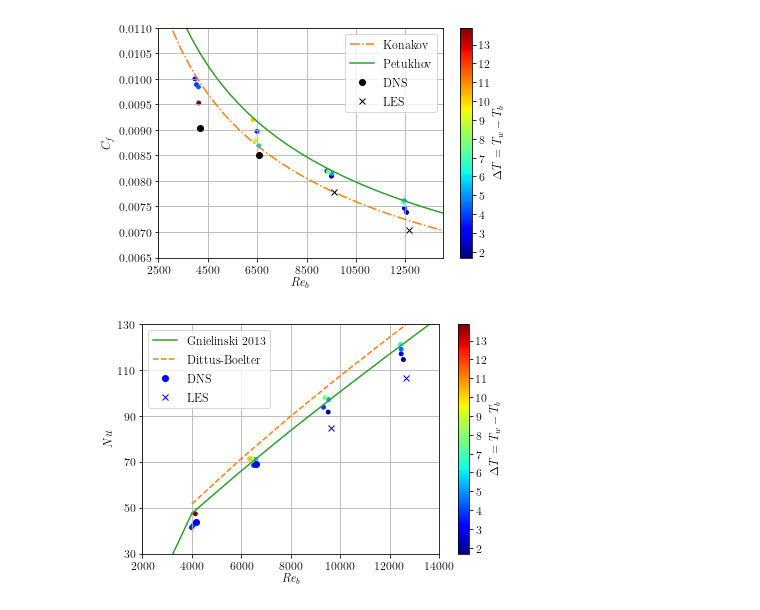
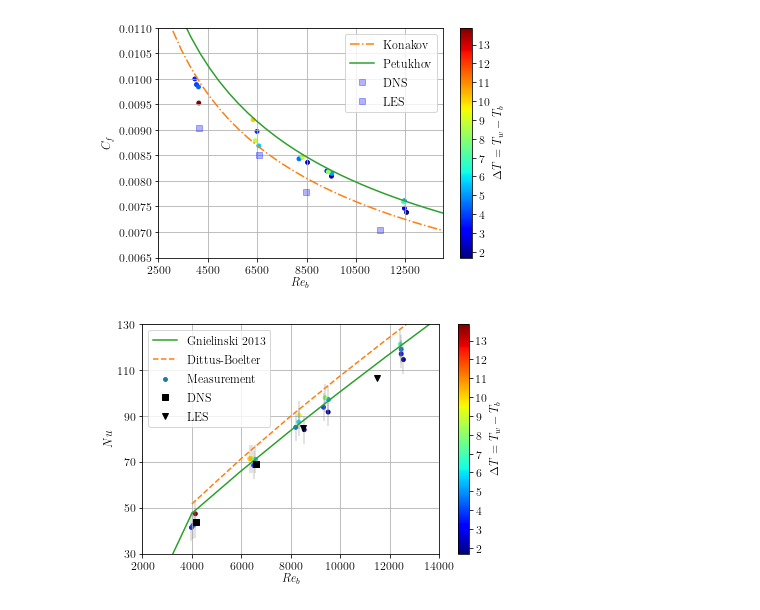
Before and after one commit to Yoshinorihattori/graz, a Jupyter notebook: code/pr10_heatflux.ipynb, the cells around one changed output. Drawn from its saved outputs; the diff is of its cells as text; code cells hidden in the pictures.

```diff
--- a/code/pr10_heatflux.ipynb
+++ b/code/pr10_heatflux.ipynb
@@ -560,14 +597,15 @@ upRe = 14001
 upCf = 0.0111
 upNu = 140
 
-x  = Re_M_ave[0:16]
-y  = cf_M_ave[0:16]
-dt = [3.6, 3.9, 4.4, 13.9, 3.7, 5.7, 8.8, 10.2, 2.1, 3.9, 5.2, 8.1, 1.7, 2.8, 4.5, 6.8]
+x  = Re_M_ave[0:20]
+y  = cf_M_ave[0:20]
+dt = [3.6, 3.9, 4.4, 13.9, 3.7, 5.7, 8.8, 10.2, 2.2, 4.5, 6.0, 9.3, 2.1, 3.9, 5.2, 8.1, 1.7, 2.8, 4.5, 6.8]
+yerr = delta_cf_M_ave
 
 bounds = np.linspace(0,14,15)
 labels = np.linspace(1,14,14)
 fig, ax = plt.subplots()#(figsize=(10,6))
-im = ax.scatter(x, y, alpha=None, s=15,c=dt, cmap=plt.cm.jet)
+im = ax.scatter(x, y, alpha=None, s=15, c=dt, cmap=plt.cm.jet)
 
 plt.grid(True)
 plt.xlim(2500,14001)
@@ -577,8 +615,9 @@ cb = fig.colorbar(im, ax=ax, ticks=labels,)# boundaries=bounds)
 plt.plot(Re_turb, Cf_Konakov,linestyle="dashdot", color='tab:orange', label="Konakov")
 plt.plot(Re_turb, Cf_Petukhov,linestyle="solid", color='tab:green', label="Petukhov")
 
-plt.errorbar([4176, 6587], [0.00904, 0.00851], fmt='o', color='black',  elinewidth=3, capsize=1, label="DNS")
-plt.errorbar([9612, 12638], [0.00779, 0.00704], fmt='x', color='black',  elinewidth=3, capsize=1, label="LES")
+plt.errorbar([4165, 6574], [0.00904, 0.00851], fmt='s', color='blue',  elinewidth=3, capsize=1, label="DNS", alpha=0.3)
+plt.errorbar([8498, 11465], [0.00779, 0.00704], fmt='s', color='blue',  elinewidth=3, capsize=1, label="LES", alpha=0.3)
+plt.errorbar(x, y, yerr = yerr, fmt=' ', ecolor='gray', alpha=0.3)
 
 ax.xaxis.set_ticks(np.arange(2500,upRe,2000))
 ax.yaxis.set_ticks(np.arange(0.0065,upCf,0.0005))
@@ -594,7 +633,7 @@ OutPutFig = '/Users/yoshi/Desktop/GitHub/graz/doc/master_thesis/fig/pr' + str(pr
 plt.tight_layout()
 plt.savefig(OutPutFig)
 # %% [output]
-[figure, old version]
+[figure, new version]
 # %%
 Pr_correlation = np.mean(Pr_w_ave)
 
@@ -637,44 +676,47 @@ Nu_viscosity = (mu_m_ave / mu_w_ave)**0.14
 Nu_Robinson = NuDB * Nu_entrance * Nu_roughness# * Nu_viscosity
 
 
-x  = Re_M_ave[0:16]
-y  = Nu_M_ave[0:16]
-dt = [3.6, 3.9, 4.4, 13.9, 3.7, 5.7, 8.8, 10.2, 2.1, 3.9, 5.2, 8.1, 1.7, 2.8, 4.5, 6.8]
+x  = Re_M_ave[0:20]
+y  = Nu_M_ave[0:20]
+yerr = delta_NuMessung
 
 bounds = np.linspace(0,14,15)
 labels = np.linspace(1,14,14)
 fig, ax = plt.subplots()#(figsize=(10,6))
-im = ax.scatter(x, y, alpha=None, s=15,c=dt, cmap=plt.cm.jet)
+im = ax.scatter(x, y, alpha=None, s=15, c=dt, cmap=plt.cm.jet, label='Measurement')
+plt.errorbar(x, y, yerr = yerr, fmt=' ', ecolor='gray', alpha=0.3)
+cb = fig.colorbar(im, ax=ax, ticks=labels)# boundaries=bounds)
+
+#im = ax.scatter([4165, 6587], [43.8176, 68.9527], alpha=None, s=30, c=[15,15], marker='s', cmap=plt.cm.jet, label='DNS')
+plt.errorbar([4165, 6587], [43.8176, 68.9527], fmt='s', color='black',  elinewidth=3, capsize=1, label="DNS")#, alpha=0.3)
+plt.errorbar([8498, 11465], [84.7544, 106.1393], fmt='v', color='black',  elinewidth=3, capsize=1, label="LES")#, alpha=0.3)
 
 plt.grid(True)
 plt.xlim(2500,14001)
 plt.ylim(30,130)
-cb = fig.colorbar(im, ax=ax, ticks=labels,)# boundaries=bounds)
 
 #Emperical correlation
 plt.plot(Re_lam, Nu_lam, color='tab:green',linestyle="solid", label="Gnielinski 2013")
 plt.plot(Re_tran, Nu_tran, color='tab:green',linestyle="solid")
 plt.plot(Re_turb, Nu_turb_Gni, color='tab:green',linestyle="solid")
 plt.plot(Re_turb, NuDB, color='tab:orange',linestyle="dashed", label="Dittus-Boelter")
 
-plt.errorbar([4176, 6587], [43.8176, 68.9527], fmt='o', color='blue',  elinewidth=3, capsize=1, label="DNS")
-plt.errorbar([9612, 12638], [84.7544, 106.1393], fmt='x', color='blue',  elinewidth=3, capsize=1, label="LES")
 
 ax.xaxis.set_ticks(np.arange(2000,upRe,2000))
 ax.yaxis.set_ticks(np.arange(30,upNu,20))
 plt.legend(loc='upper left',prop={'size': 12})#,framealpha=0.2)
 
 plt.xlabel(r'$Re_{b}$', fontsize=12)
 plt.ylabel(r'$Nu$', fontsize=12) #for $Pr_{w}=\ $ + str(prandtl)
 #plt.cb.set_label(r'Temperature difference')
 
 cb.set_label(r'$\Delta T$\ = $T_{w} - T_{b}$', fontsize=12)
 
 OutPutFig = '/Users/yoshi/Desktop/GitHub/graz/doc/master_thesis/fig/pr' + str(prandtl) + 'heatflux_renudt.pdf'
 plt.tight_layout()
 plt.savefig(OutPutFig)
 # %% [output]
-[figure, old version]
+[figure, new version]
 # %%
 print('mu,%', (mu_m_ave-mu_w_ave)/mu_m_ave)
 print('dT', T_w_ave - T_m_ave)
```
Also changed, not shown: parts of 13 cells of this notebook, 19 other files.
